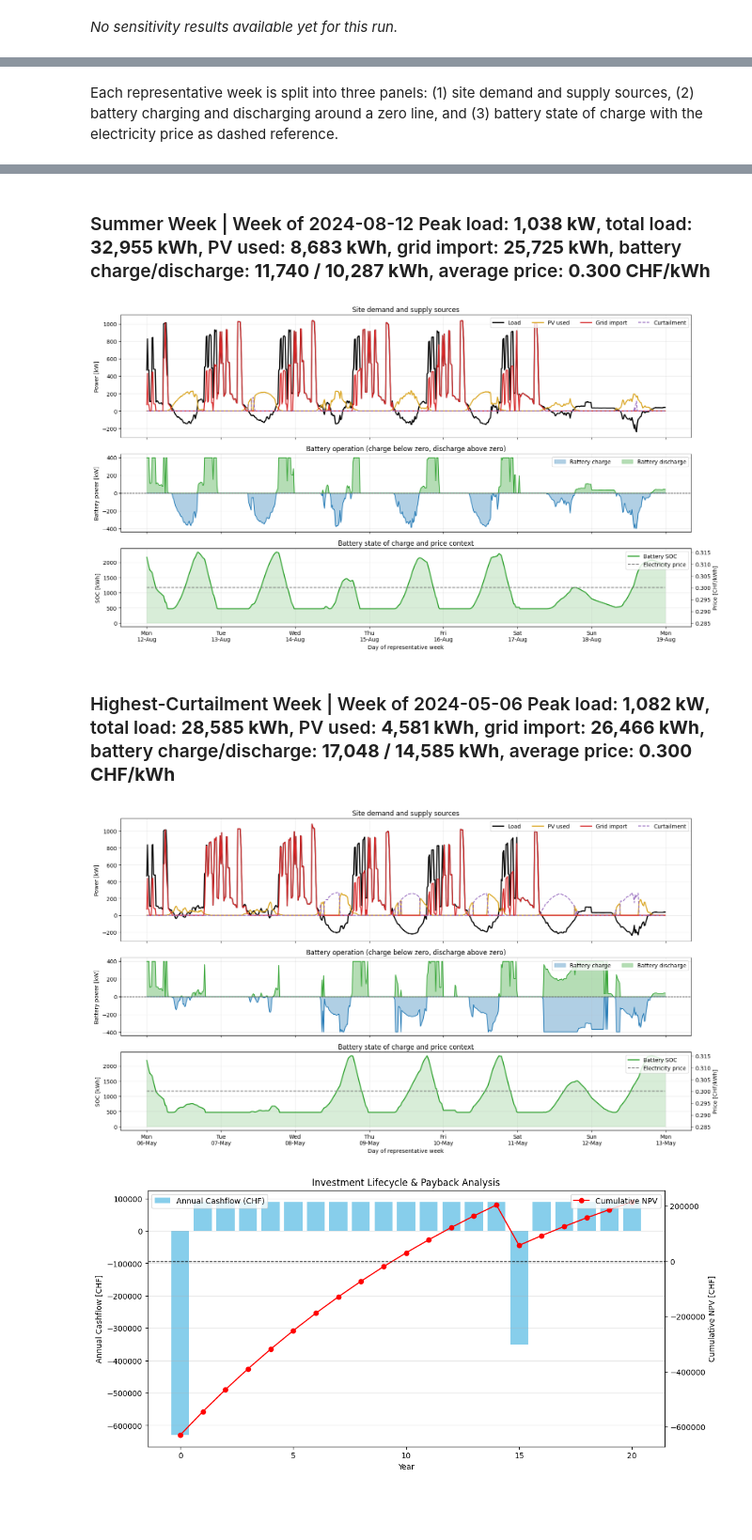
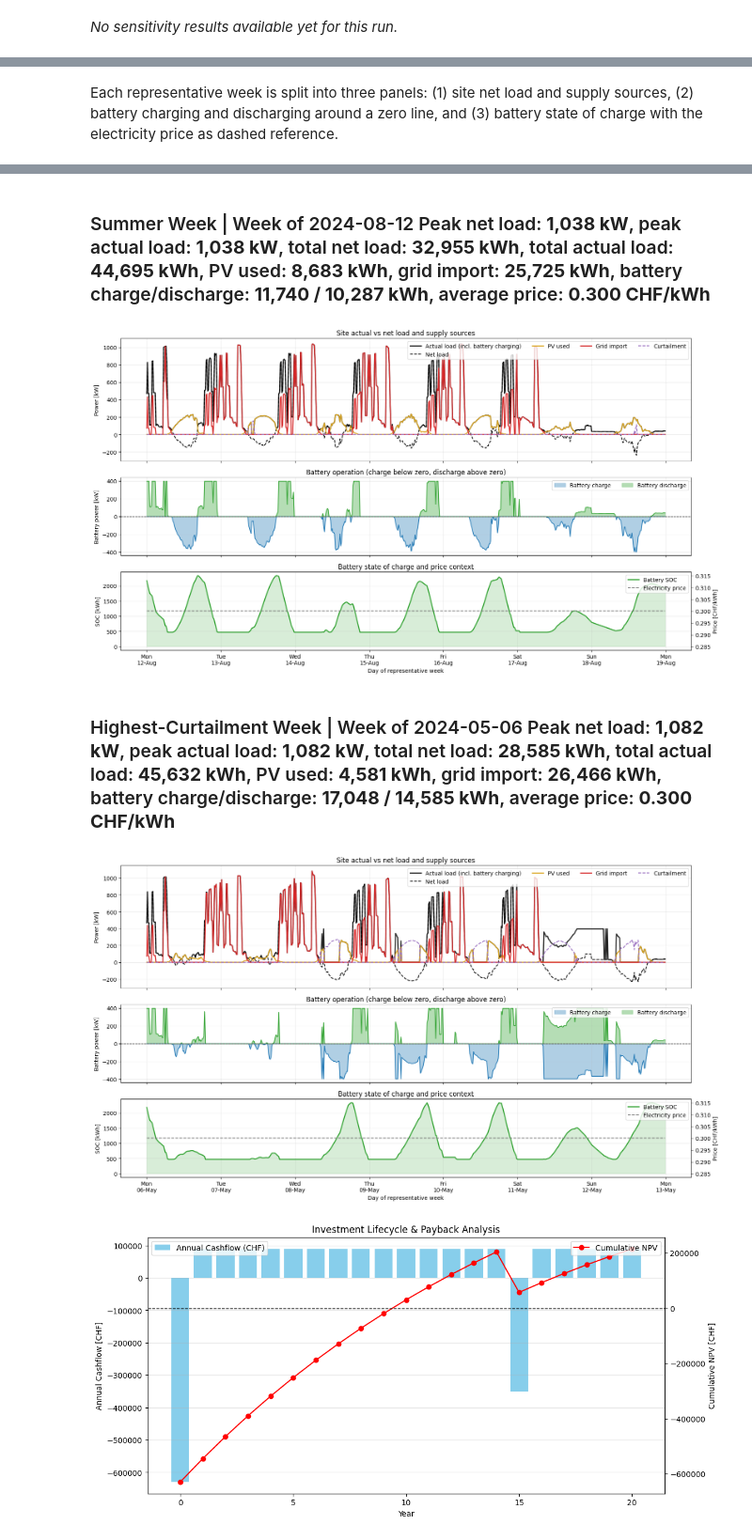
Before and after one commit to diegomalsiner1/CS1-Swiss-Post, a Jupyter notebook: results_sheet.ipynb, the cells around one changed output, grey strips where cells are left out. Shown at 94% size. Saved outputs shown, nothing was run; the diff lists cells and outputs as text; code cells hidden in the pictures; blank space fills up the shorter version.

Commit message:
improve reporting outputs and notebook clarity
Add weekly summary exports and integrate weekly table plus clearer actual-vs-net load presentation in the results notebook.

Made-with: Cursor

```diff
--- a/results_sheet.ipynb
+++ b/results_sheet.ipynb
@@ -481,13 +533,20 @@ else:
 _No sensitivity results available yet for this run._
 # %%
 display(Markdown("## Representative Dispatch Weeks"))
+display(Markdown(
+    "**Load definitions used in this section**  \n"
+    "Optimization balance per timestep:  \n"
+    "$grid\\_flow_t + pv\\_flow_t + battery\\_discharge_t - battery\\_charge_t = total\\_demand_t$  \n\n"
+    "Derived reporting metric (actual load including battery charging):  \n"
+    "$actual\\_load_t = grid\\_flow_t + pv\\_flow_t + battery\\_discharge_t = total\\_demand_t + battery\\_charge_t$"
+))
 if dispatch_week_table.empty:
     display(Markdown("_No representative dispatch weeks could be identified for this run._"))
 else:
     display(dispatch_week_table.style.format({"week_start": lambda v: pd.to_datetime(v).strftime('%Y-%m-%d')}))
     display(Markdown(
         "Each representative week is split into three panels: "
-        "(1) site demand and supply sources, "
+        "(1) site net load and supply sources, "
         "(2) battery charging and discharging around a zero line, and "
         "(3) battery state of charge with the electricity price as dashed reference."
     ))
@@ -502,9 +561,17 @@ else:
             display(Markdown("_No data available for this representative week._"))
             continue
 
-        total_load = week_df["total_load"].sum() * timestep_hours
+        week_df["actual_load"] = (
+            week_df["grid_flow"]
+            + week_df["pv_flow"]
+            + week_df["battery_discharge_power"]
+        )
+
+        total_net_load = week_df["total_load"].sum() * timestep_hours
+        total_actual_load = week_df["actual_load"].sum() * timestep_hours
         avg_price = week_df["electricity_price"].mean()
-        peak_load = week_df["total_load"].max()
+        peak_net_load = week_df["total_load"].max()
+        peak_actual_load = week_df["actual_load"].max()
         total_grid_import = week_df["grid_flow"].sum() * timestep_hours
         total_pv_used = week_df["pv_flow"].sum() * timestep_hours
         total_charge = week_df["battery_charge_power"].sum() * timestep_hours
@@ -512,7 +579,8 @@ else:
 
         display(Markdown(
             f"### {week_info['label']} | Week of {start.strftime('%Y-%m-%d')}  "
-            f"Peak load: **{peak_load:,.0f} kW**, total load: **{total_load:,.0f} kWh**, "
+            f"Peak net load: **{peak_net_load:,.0f} kW**, peak actual load: **{peak_actual_load:,.0f} kW**, "
+            f"total net load: **{total_net_load:,.0f} kWh**, total actual load: **{total_actual_load:,.0f} kWh**, "
             f"PV used: **{total_pv_used:,.0f} kWh**, grid import: **{total_grid_import:,.0f} kWh**, "
             f"battery charge/discharge: **{total_charge:,.0f} / {total_discharge:,.0f} kWh**, "
             f"average price: **{avg_price:,.3f} CHF/kWh**"
@@ -527,7 +595,8 @@ else:
         )
         ax_supply, ax_battery, ax_soc = axes
 
-        ax_supply.plot(week_df["timestamp"], week_df["total_load"], label="Load", color="black", linewidth=2.0)
+        ax_supply.plot(week_df["timestamp"], week_df["actual_load"], label="Actual load (incl. battery charging)", color="0.15", linewidth=2.0)
+        ax_supply.plot(week_df["timestamp"], week_df["total_load"], label="Net load", color="black", linewidth=1.4, linestyle="--")
         ax_supply.plot(week_df["timestamp"], week_df["pv_flow"], label="PV used", color="goldenrod", linewidth=1.8)
         ax_supply.plot(week_df["timestamp"], week_df["grid_flow"], label="Grid import", color="tab:red", linewidth=1.8)
         if (week_df["spill_flow"] > 1e-9).any():
@@ -540,7 +609,7 @@ else:
                 linestyle="--",
             )
         ax_supply.set_ylabel("Power [kW]")
-        ax_supply.set_title("Site demand and supply sources")
+        ax_supply.set_title("Site actual vs net load and supply sources")
         ax_supply.grid(True, alpha=0.25)
         ax_supply.legend(loc="upper right", ncol=4)
 
@@ -589,4 +658,4 @@ else:
 | 0 | Winter Week | 2024-12-09 |
 | 1 | Summer Week | 2024-08-12 |
 | 2 | Highest-Curtailment Week | 2024-05-06 |
-Each representative week is split into three panels: (1) site demand and supply sources, (2) battery charging and discharging around a zero line, and (3) battery state of charge with the electricity price as dashed reference.
+Each representative week is split into three panels: (1) site net load and supply sources, (2) battery charging and discharging around a zero line, and (3) battery state of charge with the electricity price as dashed reference.
@@ -595,7 +664,7 @@ Each representative week is split into three panels: (1) site demand and supply
-### Summer Week | Week of 2024-08-12  Peak load: **1,038 kW**, total load: **32,955 kWh**, PV used: **8,683 kWh**, grid import: **25,725 kWh**, battery charge/discharge: **11,740 / 10,287 kWh**, average price: **0.300 CHF/kWh**
+### Summer Week | Week of 2024-08-12  Peak net load: **1,038 kW**, peak actual load: **1,038 kW**, total net load: **32,955 kWh**, total actual load: **44,695 kWh**, PV used: **8,683 kWh**, grid import: **25,725 kWh**, battery charge/discharge: **11,740 / 10,287 kWh**, average price: **0.300 CHF/kWh**
-[figure, old version]
+[figure, new version]
-### Highest-Curtailment Week | Week of 2024-05-06  Peak load: **1,082 kW**, total load: **28,585 kWh**, PV used: **4,581 kWh**, grid import: **26,466 kWh**, battery charge/discharge: **17,048 / 14,585 kWh**, average price: **0.300 CHF/kWh**
+### Highest-Curtailment Week | Week of 2024-05-06  Peak net load: **1,082 kW**, peak actual load: **1,082 kW**, total net load: **28,585 kWh**, total actual load: **45,632 kWh**, PV used: **4,581 kWh**, grid import: **26,466 kWh**, battery charge/discharge: **17,048 / 14,585 kWh**, average price: **0.300 CHF/kWh**
-[figure, old version]
+[figure, new version]
 # %%
 ## 3. Financial Projection
 fig, ax1 = plt.subplots(figsize=(12, 6))
```
Also changed, not shown: parts of 4 cells of this notebook, 2 other files.
